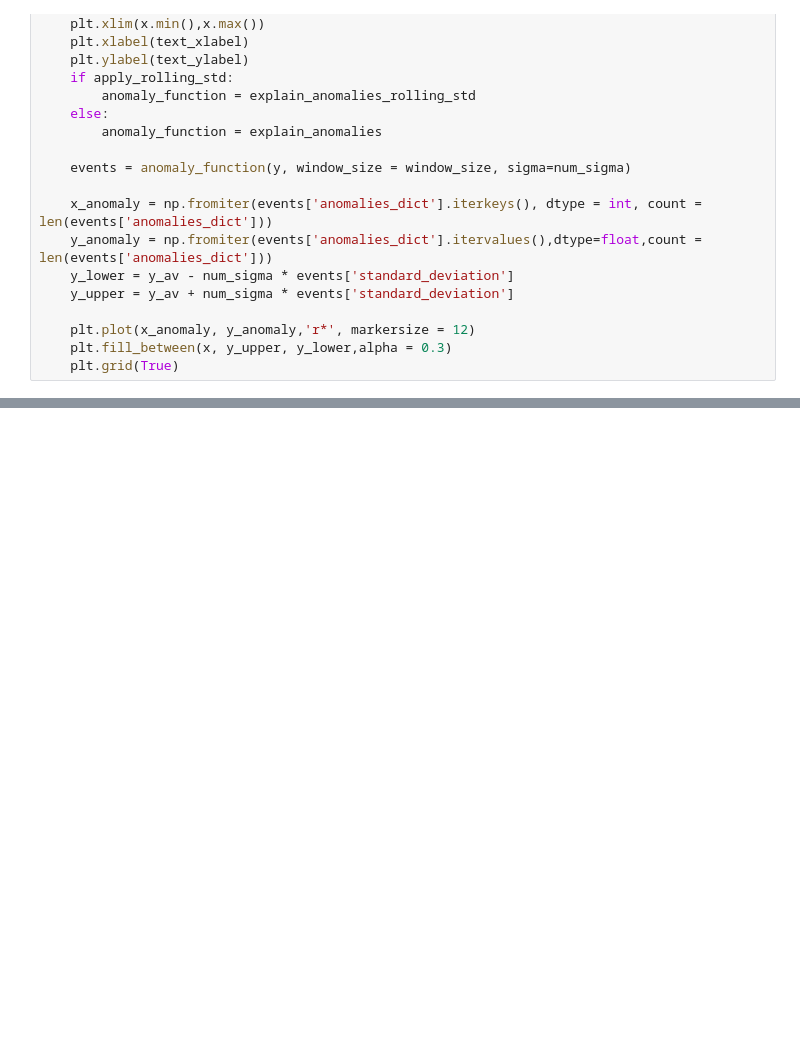
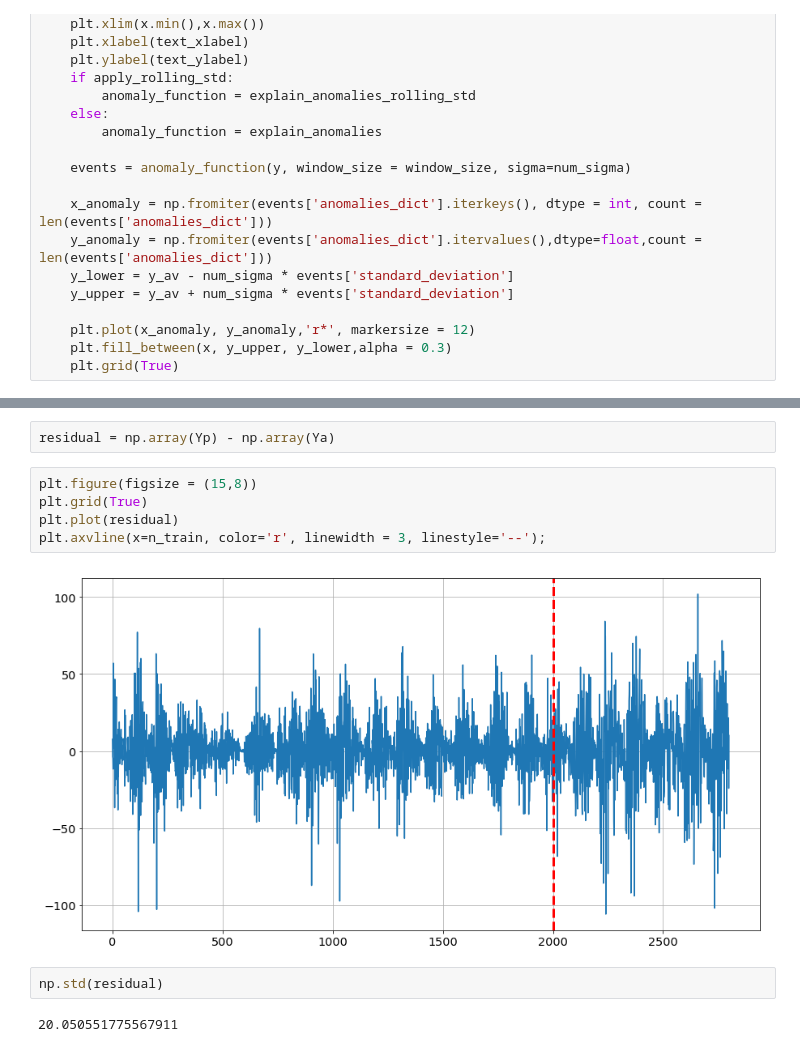
Before and after one commit to kiwidamien/sunspots, a Jupyter notebook: sunspot anomoly detection.ipynb, the cells around one changed output, grey strips where cells are left out. Cells and saved outputs as stored; diff of their text form; blank space fills up the shorter version.

```diff
--- a/sunspot anomoly detection.ipynb
+++ b/sunspot anomoly detection.ipynb
@@ -93,0 +188,13 @@ plot_results(sunspot_data['month'], sunspot_data['sunspots'], window_size = 13,
+# %%
+residual = np.array(Yp) - np.array(Ya)
+# %%
+plt.figure(figsize = (15,8))
+plt.grid(True)
+plt.plot(residual)
+plt.axvline(x=n_train, color='r', linewidth = 3, linestyle='--');
+# %% [output]
+[figure, added]
+# %%
+np.std(residual)
+# %% [output]
+20.050551775567911
```
Also changed, not shown: parts of 17 cells of this notebook, 2 other files.
